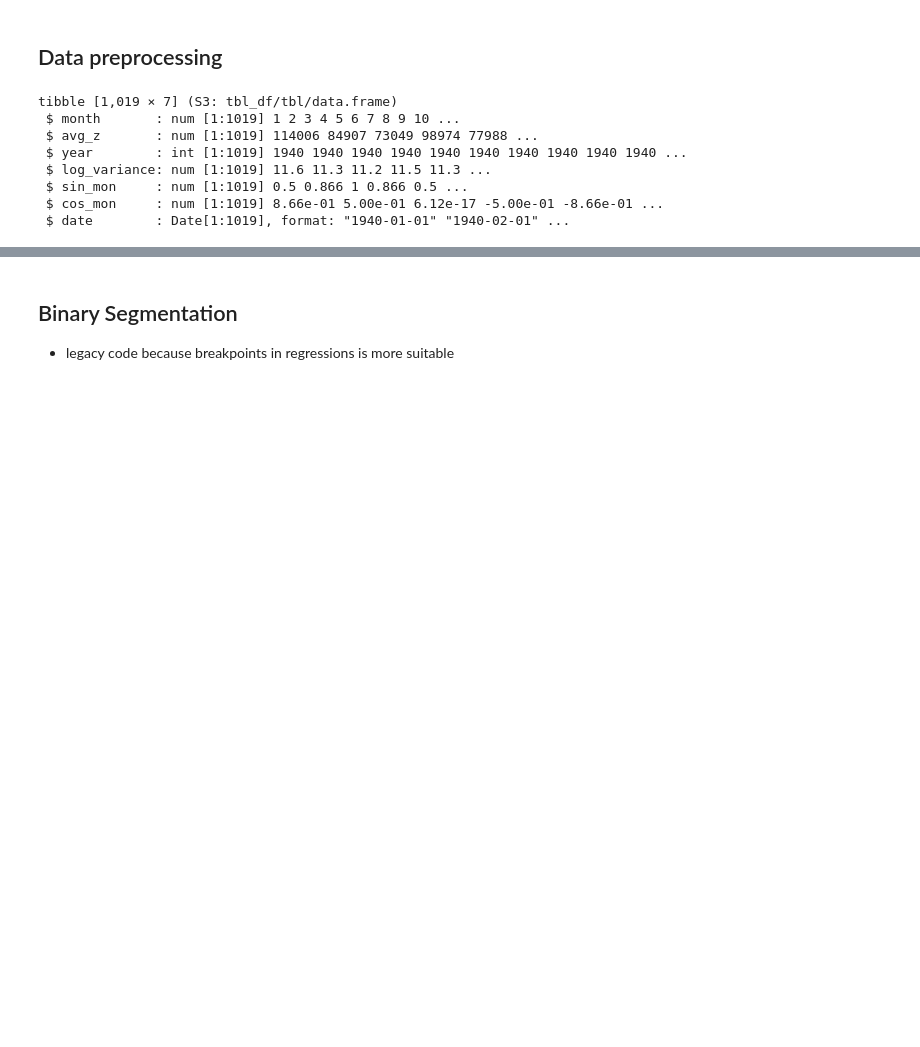
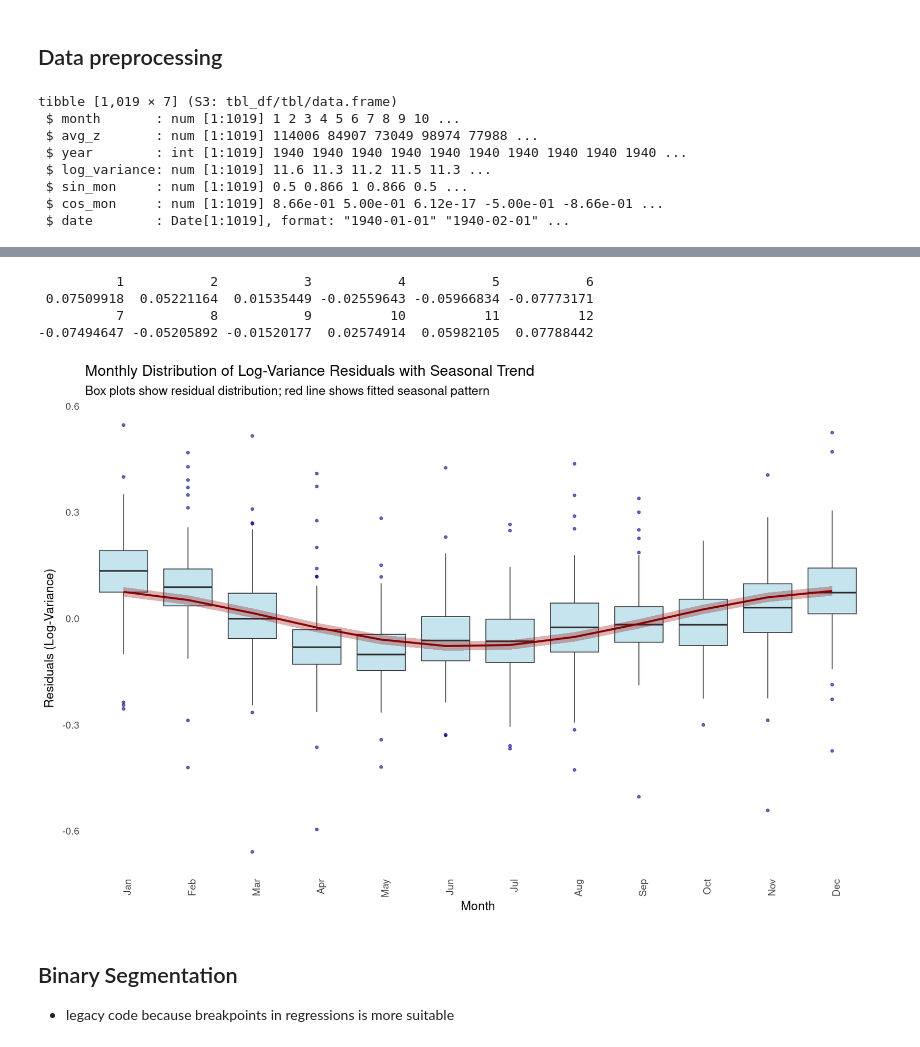
Before and after one commit to hschoeller/wp22a, a Jupyter notebook: notebooks/ChangePoints.ipynb, the cells around one changed output, grey strips where cells are left out. Drawn from its saved outputs; the diff is of its cells as text; code cells hidden in the pictures; blank space fills up the shorter version.

Commit message:
added seasonal cycle analysis

```diff
--- a/notebooks/ChangePoints.ipynb
+++ b/notebooks/ChangePoints.ipynb
@@ -78,0 +190,3 @@ tibble [1,019 × 7] (S3: tbl_df/tbl/data.frame)
+# %%
+combined_dataset$residuals_no_seas <- residuals(lmod_monthly_no_seas)
+str(combined_dataset)
@@ -79,3 +210,64 @@ tibble [1,019 × 7] (S3: tbl_df/tbl/data.frame)
+# %%
+seasonal_pred
+# %% [output]
+          1           2           3           4           5           6
+ 0.07509918  0.05221164  0.01535449 -0.02559643 -0.05966834 -0.07773171
+          7           8           9          10          11          12
+-0.07494647 -0.05205892 -0.01520177  0.02574914  0.05982105  0.07788442
+# %%
+# Create predictions for smooth seasonal curve
+month_seq <- seq(1, 12, length.out = 12)
+seasonal_pred <- predict(seasonal_model_res,
+    newdata = data.frame(
+        sin_mon = sin(2 * pi * month_seq / 12),
+        cos_mon = cos(2 * pi * month_seq / 12)
+    ),
+    interval = "confidence",
+    level = 0.95
+)
+seasonal_df <- data.frame(
+    month = month_seq,
+    fit = seasonal_pred[, "fit"],
+    lwr = seasonal_pred[, "lwr"],
+    upr = seasonal_pred[, "upr"]
+)
+# %%
+p <- ggplot(combined_dataset, aes(x = factor(month))) +
+    # Box plots for residuals by month
+    geom_boxplot(aes(y = residuals_no_seas),
+        alpha = 0.7,
+        fill = "lightblue",
+        outlier.color = "darkblue",
+        outlier.alpha = 0.6
+    ) +
+    geom_ribbon(
+        data = seasonal_df,
+        aes(x = month, ymin = lwr, ymax = upr, group = 1),
+        alpha = 0.3,
+        fill = "darkred"
+    ) +
+
+    # Add seasonal trend line
+    geom_line(
+        data = seasonal_df,
+        aes(x = month, y = fit, group = 1),
+        color = "darkred",
+        size = 1.2,
+        linetype = "solid"
+    ) +
+    # Customize the plot
+    scale_x_discrete(labels = month.abb) +
+    labs(
+        title = "Monthly Distribution of Log-Variance Residuals with Seasonal Trend",
+        subtitle = "Box plots show residual distribution; red line shows fitted seasonal pattern",
+        x = "Month",
+        y = "Residuals (Log-Variance)"
+    ) +
+    THEME_PUB_LARGE
+# Display the plot
+print(p)
+# %% [output]
+[figure, added]
 # %% [markdown]
 ## Binary Segmentation
 - legacy code because breakpoints in regressions is more suitable
```
Also changed, not shown: parts of 13 cells of this notebook, 2 other files.
